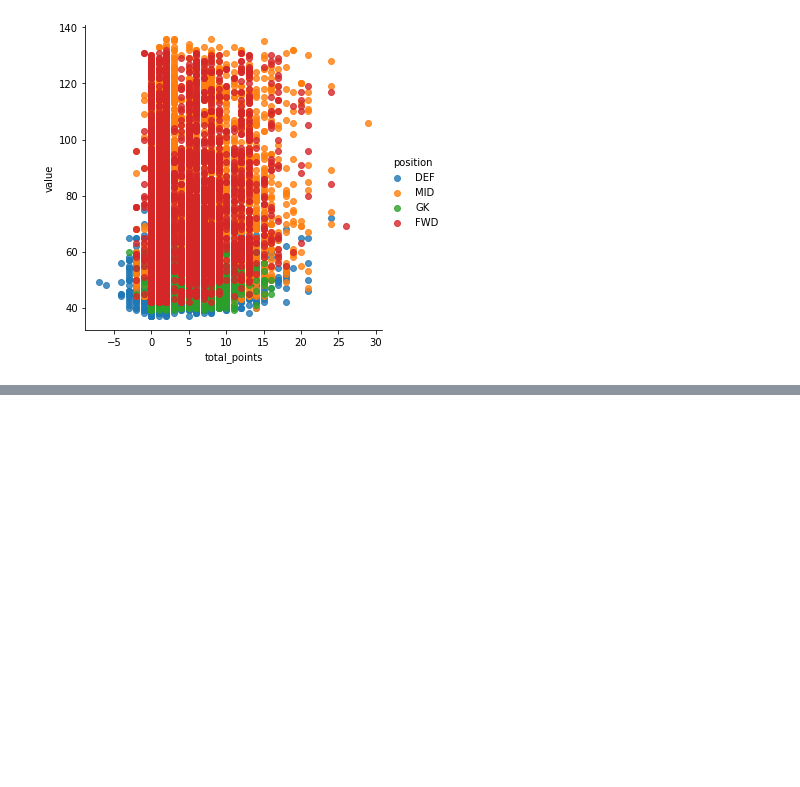
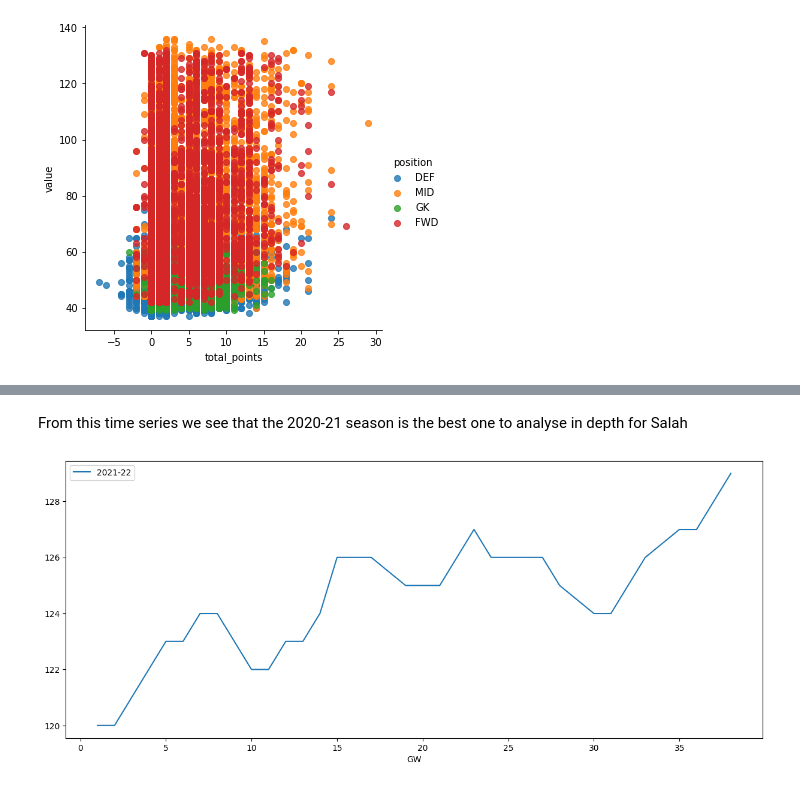
Before and after one commit to eoghano4321/FPL-DataAnalysis, a Jupyter notebook: data-analytics-fpl.ipynb, the cells around one changed output, grey strips where cells are left out. Cells and saved outputs as stored; diff of their text form; code cells hidden in the pictures; blank space fills up the shorter version.

Commit message:
Added time series

```diff
--- a/data-analytics-fpl.ipynb
+++ b/data-analytics-fpl.ipynb
@@ -233,0 +235,15 @@ plt.show()
+# %% [markdown]
+From this time series we see that the 2020-21 season is the best one to analyse in depth for Salah
+# %%
+s2021 = salah[salah['season_x'] == "2020-21"]
+
+
+fig, ax = plt.subplots(figsize=(15, 6))
+
+ts = s2021.set_index('GW')['value']
+ts.plot(label=name, ax=ax)
+
+plt.legend()
+plt.show()
+# %% [output]
+[figure, added]
```
Also changed, not shown: parts of 3 cells of this notebook.
